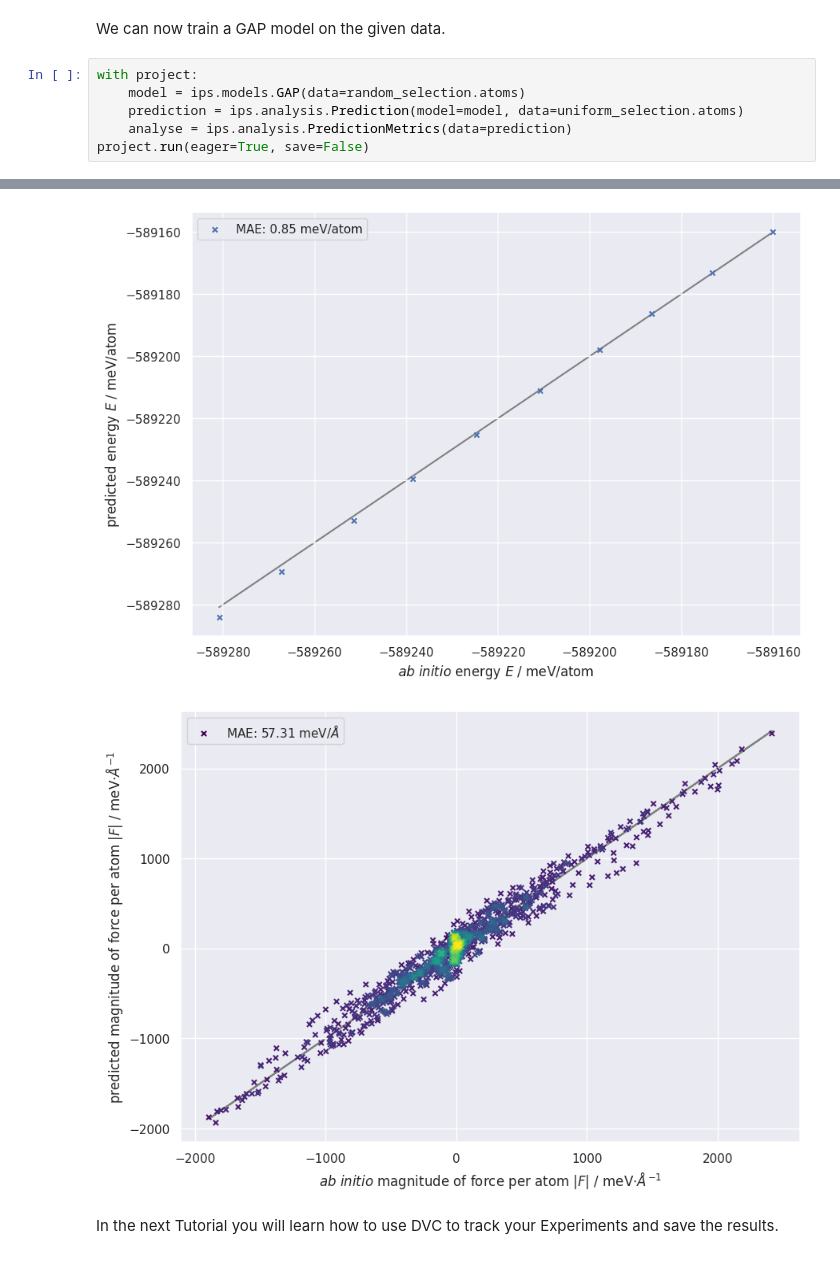
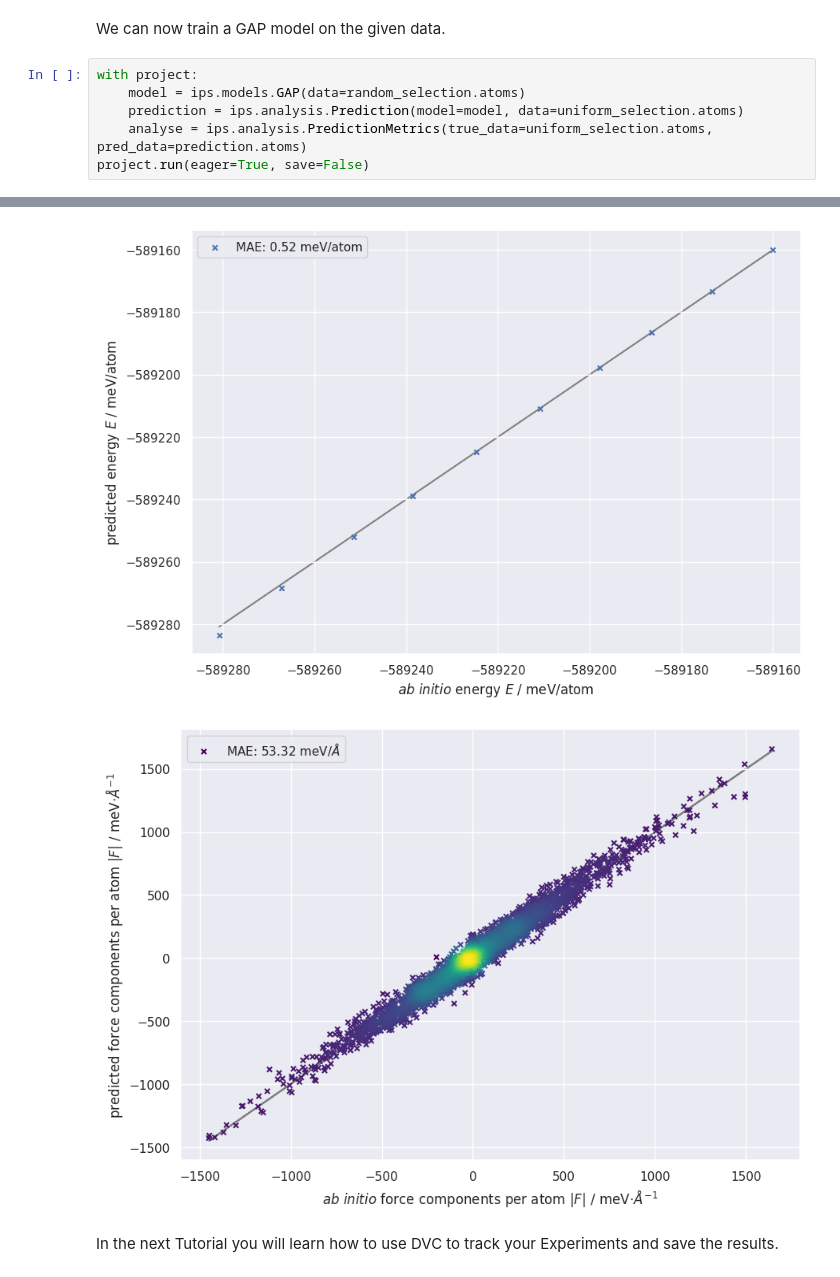
Before and after one commit to M-R-Schaefer/IPS-Examples, a Jupyter notebook: main.ipynb, the cells around one changed output, grey strips where cells are left out. Drawn from its saved outputs; the diff is of its cells as text.

Commit message:
updated calling of predictionmetrics

```diff
--- a/main.ipynb
+++ b/main.ipynb
@@ -41,6 +41,6 @@ We can now train a GAP model on the given data.
 with project:
     model = ips.models.GAP(data=random_selection.atoms)
     prediction = ips.analysis.Prediction(model=model, data=uniform_selection.atoms)
-    analyse = ips.analysis.PredictionMetrics(data=prediction)
+    analyse = ips.analysis.PredictionMetrics(true_data=uniform_selection.atoms, pred_data=prediction.atoms)
 project.run(eager=True, save=False)
 # %% [output]
@@ -52,6 +52,6 @@ project.run(eager=True, save=False)
 [figure]
 [figure]
 [figure]
-[figure, old version]
+[figure, new version]
 # %% [markdown]
 In the next Tutorial you will learn how to use DVC to track your Experiments and save the results.
```
Also changed, not shown: parts of 3 cells of this notebook.
